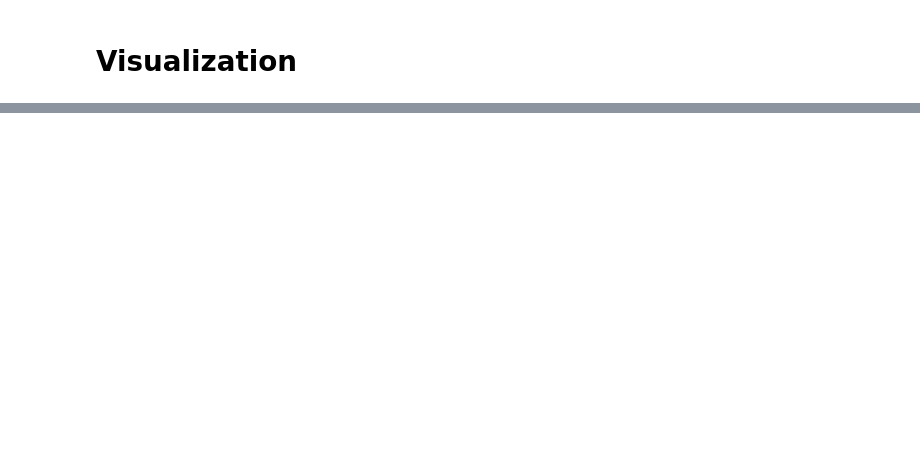
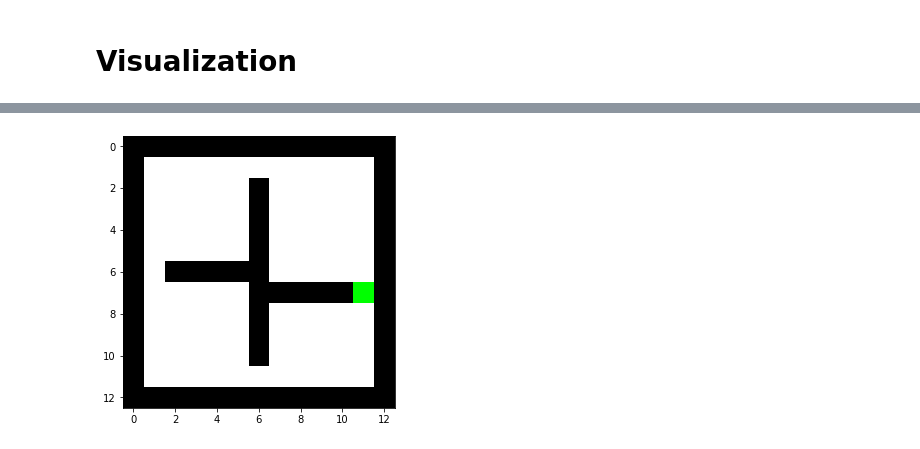
Before and after one commit to covector/AOAOC, a Jupyter notebook: code/Experiment.ipynb, the cells around one changed output, grey strips where cells are left out. Drawn from its saved outputs; the diff is of its cells as text; code cells hidden in the pictures; blank space fills up the shorter version.

Commit message:
visualization codes

```diff
--- a/code/Experiment.ipynb
+++ b/code/Experiment.ipynb
@@ -84,7 +88,7 @@ nfeatures, nactions = len(features), env.action_space.n
 # %%
 for run in range(args.nruns):
     # Set up classes
-    policy_over_options = POO(rng, nfeatures, args, R)
+    policy_over_options = POO(rng, nfeatures, args)
     CoSimObj.reset()
     options = [Option(rng, nfeatures, nactions, args, R, policy_over_options, i) for i in range(args.noptions)]
 
@@ -97,6 +101,7 @@ for run in range(args.nruns):
         option = policy_over_options.sample(phi)
         action = options[option].sample(phi)
         traject = [[phi,option],[phi,option],action]
+        viz.resetMap(phi)
 
         # Reset record
         cumreward = 0.
@@ -110,6 +115,11 @@ for run in range(args.nruns):
             observation, reward, done, _ = env.step(action)
             phi = features(observation)
             return_per_episode += pow(args.discount,step)*reward
+
+            # Render
+            if args.showMap and episode % 100 == 99:
+                clear_output(wait=True)
+                viz.showMap(phi, option)
 
             # Store option index
             last_option = option
@@ -131,7 +141,9 @@ for run in range(args.nruns):
             action = options[option].sample(phi)
 
             # Policy Evaluation + Policy Improvement
-            options[last_option].update(traject, reward, done, phi, last_option, termination)
+            baseline = policy_over_options.value(traject[0][0], traject[0][1], pseudo=True)
+            advantage = policy_over_options.advantage(phi, last_option)
+            options[last_option].update(traject, reward, done, phi, last_option, termination, baseline, advantage)
             policy_over_options.update(traject, reward, options[last_option].distract(reward,traject[2]), done, termination)
 
             # End of frame
@@ -140,4 +152,9 @@ for run in range(args.nruns):
             if done:
                 break
 
+        # Attention graph
+        if args.showAttention:
+            clear_output(wait=True)
+            viz.showAttention(options)
+
         print('Run {} episode {} steps {} cumreward {} avg. duration {} switches {}'.format(run, episode, step, cumreward, avgduration, option_switches))
@@ -145,0 +207,26 @@ for run in range(args.nruns):
+# %%
+option = 2
+# Simulation
+observation = env.reset(57)
+viz.resetMap(phi)
+
+option = policy_over_options.sample(phi)
+action = options[option].sample(phi)
+
+for step in range(args.nsteps):
+    observation, reward, done, _ = env.step(action)
+    phi = features(observation)
+
+    #render
+    clear_output(wait=True)
+    viz.showMap(phi, option)
+
+    if options[option].terminate(phi):
+        option = policy_over_options.sample(phi)
+
+    action = options[option].sample(phi)
+
+    if done:
+        break
+# %% [output]
+[figure, added]
```
Also changed, not shown: parts of 9 cells of this notebook, 3 other files.
